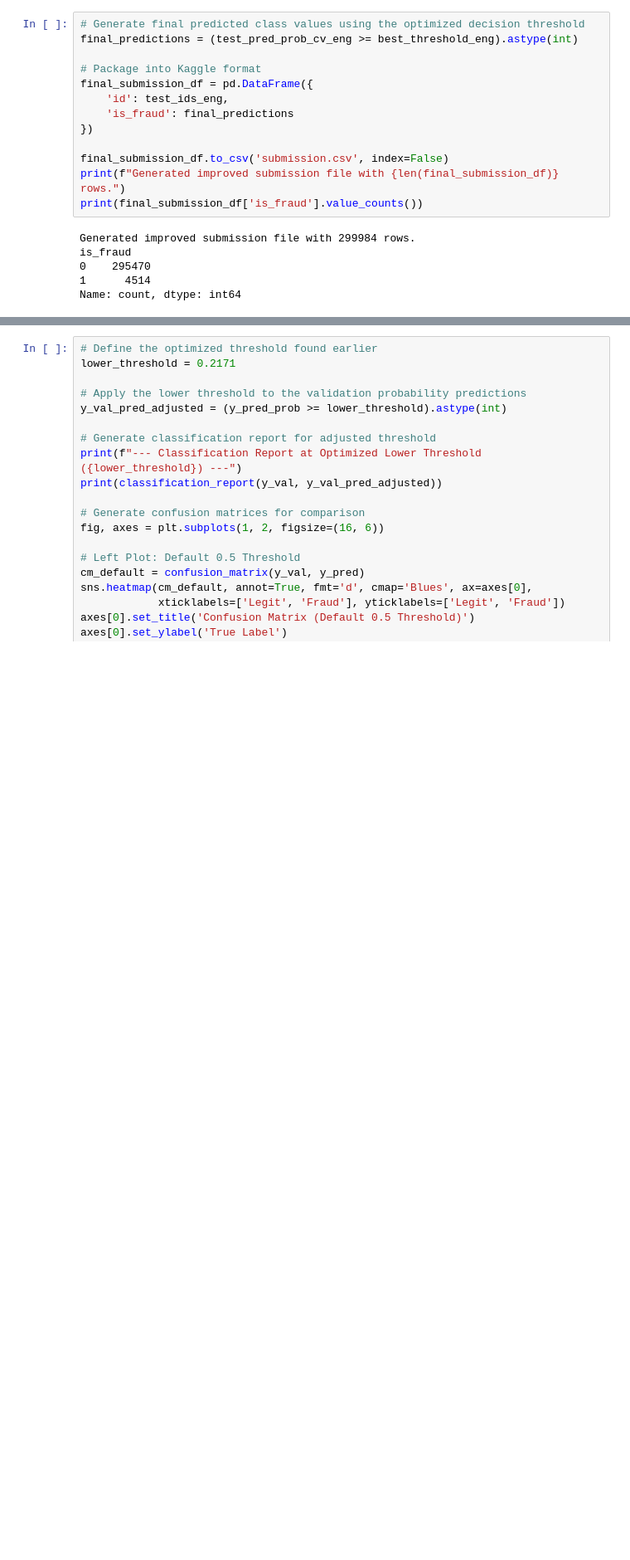
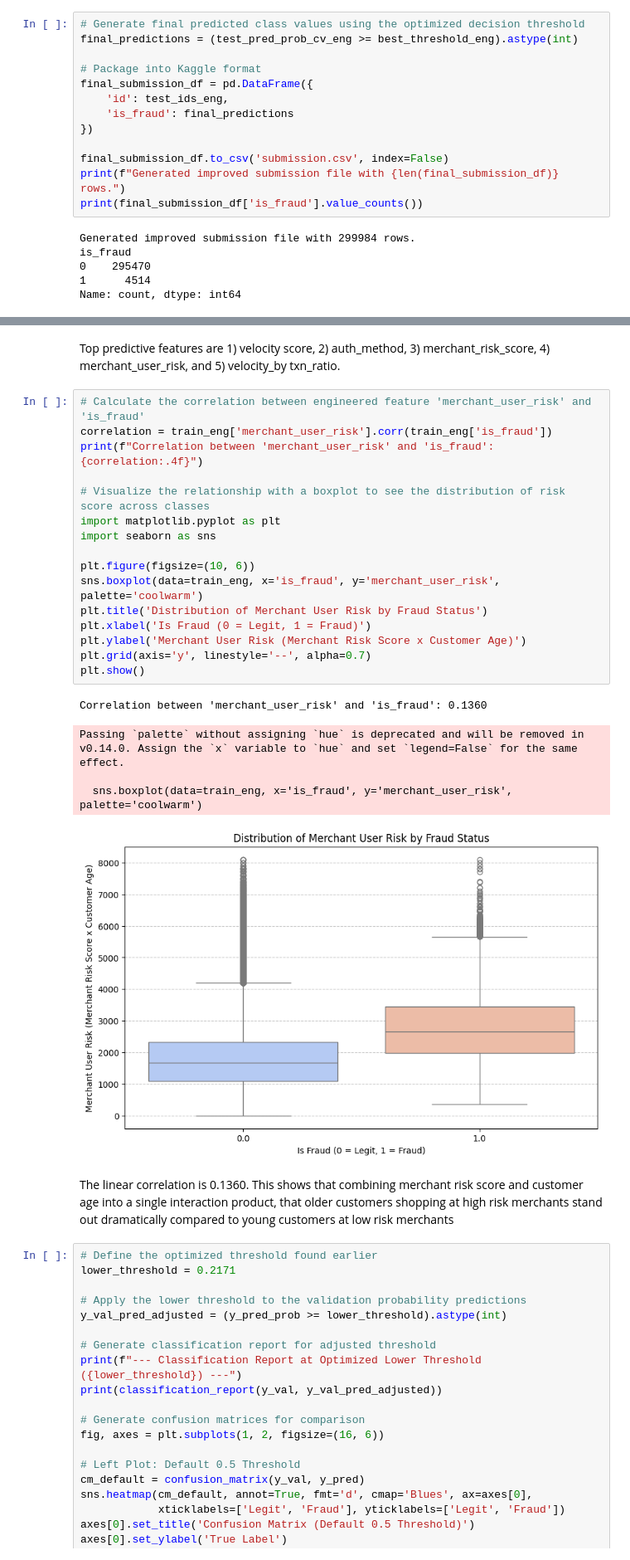
Before and after one commit to ddy623/Kaggle-Projects, a Jupyter notebook: creditcardfraud.ipynb, the cells around one changed output, grey strips where cells are left out. Shown at 83% size. Drawn from its saved outputs; the diff is of its cells as text; blank space fills up the shorter version.

```diff
--- a/creditcardfraud.ipynb
+++ b/creditcardfraud.ipynb
@@ -752,3 +831,29 @@ Name: count, dtype: int64
+# %% [markdown]
+Top predictive features are 1) velocity score, 2) auth_method, 3) merchant_risk_score, 4) merchant_user_risk, and 5) velocity_by txn_ratio.
+# %%
+# Calculate the correlation between engineered feature 'merchant_user_risk' and 'is_fraud'
+correlation = train_eng['merchant_user_risk'].corr(train_eng['is_fraud'])
+print(f"Correlation between 'merchant_user_risk' and 'is_fraud': {correlation:.4f}")
+
+# Visualize the relationship with a boxplot to see the distribution of risk score across classes
+import matplotlib.pyplot as plt
+import seaborn as sns
+
+plt.figure(figsize=(10, 6))
+sns.boxplot(data=train_eng, x='is_fraud', y='merchant_user_risk', palette='coolwarm')
+plt.title('Distribution of Merchant User Risk by Fraud Status')
+plt.xlabel('Is Fraud (0 = Legit, 1 = Fraud)')
+plt.ylabel('Merchant User Risk (Merchant Risk Score x Customer Age)')
+plt.grid(axis='y', linestyle='--', alpha=0.7)
+plt.show()
+# %% [output]
+Correlation between 'merchant_user_risk' and 'is_fraud': 0.1360
+Passing `palette` without assigning `hue` is deprecated and will be removed in v0.14.0. Assign the `x` variable to `hue` and set `legend=False` for the same effect.
+
+  sns.boxplot(data=train_eng, x='is_fraud', y='merchant_user_risk', palette='coolwarm')
+[figure, added]
+# %% [markdown]
+The linear correlation is 0.1360. This shows that combining merchant risk score and customer age into a single interaction product, that older customers shopping at high risk merchants stand out dramatically compared to young customers at low risk merchants
 # %%
 # Define the optimized threshold found earlier
 lower_threshold = 0.2171
```
Also changed, not shown: parts of 10 cells of this notebook.
